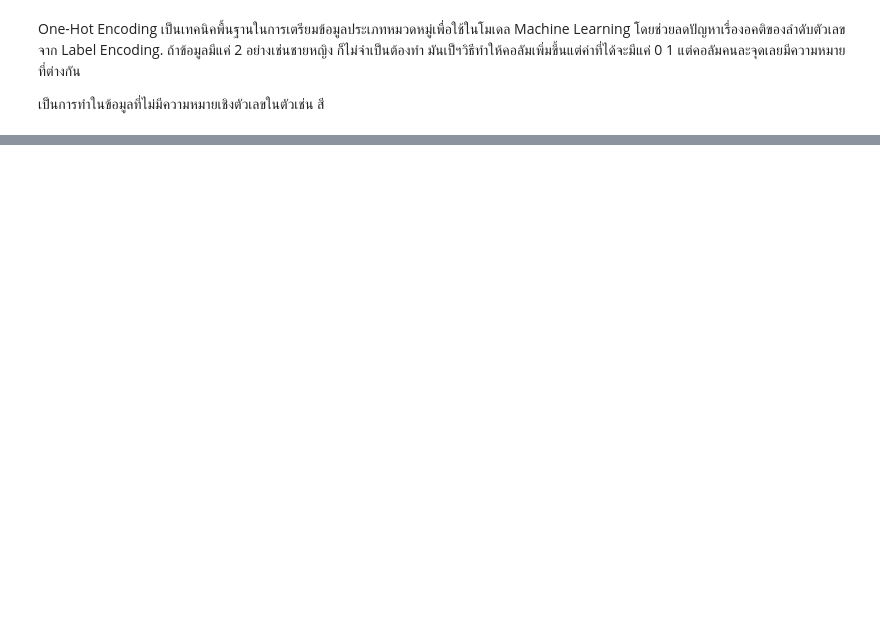
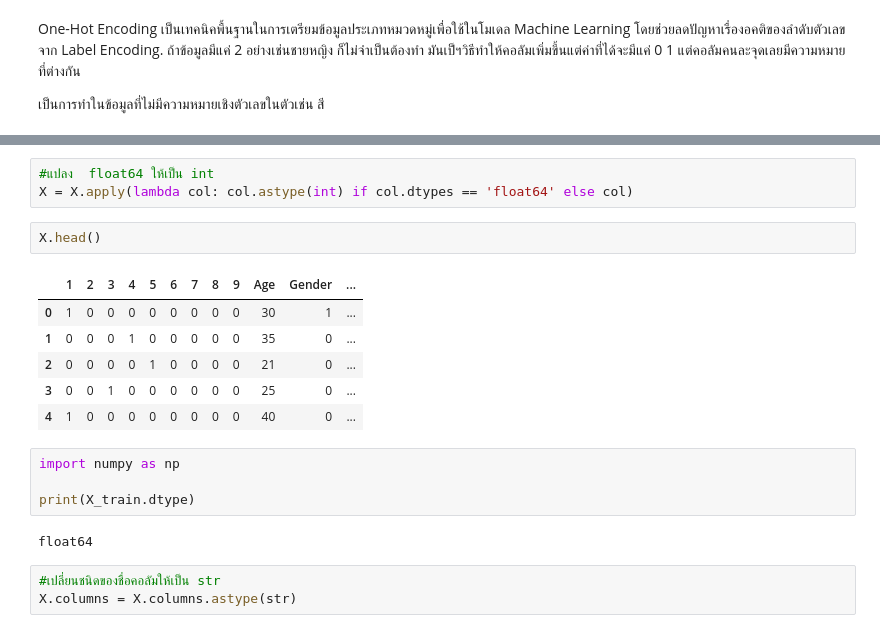
Before and after one commit to Suchada2000/MY-WORK, a Jupyter notebook: Untitled18.ipynb, the cells around one changed output, grey strips where cells are left out. Drawn from its saved outputs; the diff is of its cells as text; blank space fills up the shorter version.

```diff
--- a/Untitled18.ipynb
+++ b/Untitled18.ipynb
@@ -133,0 +122,21 @@ df
+# %%
+#แปลง  float64 ให้เป็น int
+X = X.apply(lambda col: col.astype(int) if col.dtypes == 'float64' else col)
+# %%
+X.head()
+# %% [output]
+|  | 1 | 2 | 3 | 4 | 5 | 6 | 7 | 8 | 9 | Age | Gender | ... |
+| 0 | 1 | 0 | 0 | 0 | 0 | 0 | 0 | 0 | 0 | 30 | 1 | ... |
+| 1 | 0 | 0 | 0 | 1 | 0 | 0 | 0 | 0 | 0 | 35 | 0 | ... |
+| 2 | 0 | 0 | 0 | 0 | 1 | 0 | 0 | 0 | 0 | 21 | 0 | ... |
+| 3 | 0 | 0 | 1 | 0 | 0 | 0 | 0 | 0 | 0 | 25 | 0 | ... |
+| 4 | 1 | 0 | 0 | 0 | 0 | 0 | 0 | 0 | 0 | 40 | 0 | ... |
+# %%
+import numpy as np
+
+print(X_train.dtype)
+# %% [output]
+float64
+# %%
+#เปลี่ยนชนิดของชื่อคอลัมให้เป็น str
+X.columns = X.columns.astype(str)
```
Also changed, not shown: parts of 22 cells of this notebook.
